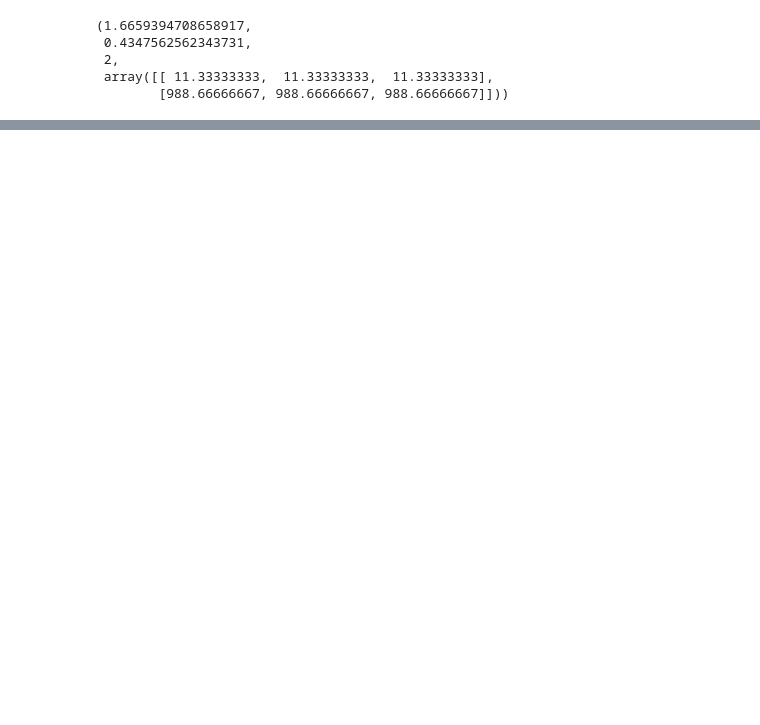
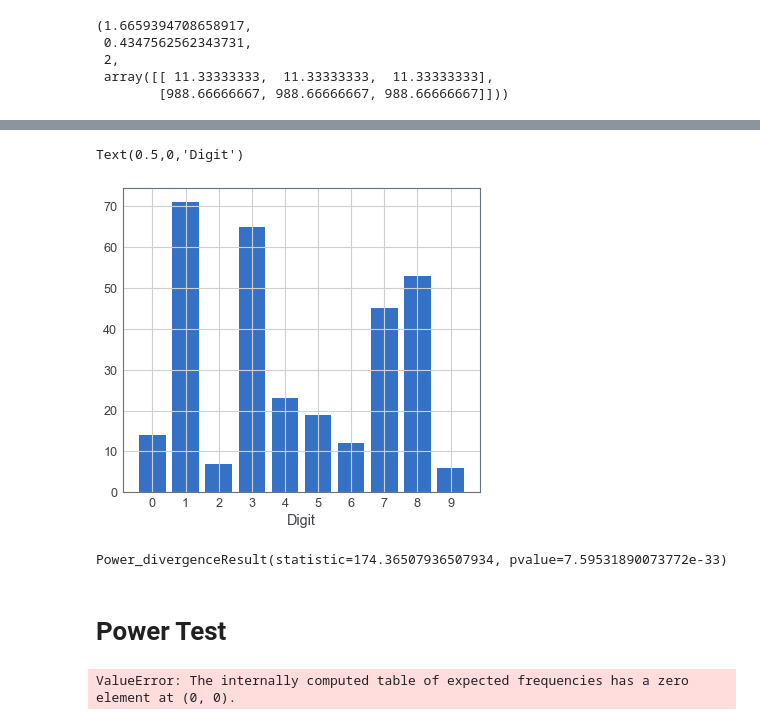
Before and after one commit to MingliangZhou/stat_ds, a Jupyter notebook: code/ch_3.ipynb, the cells around one changed output, grey strips where cells are left out. Cells and saved outputs as stored; diff of their text form; code cells hidden in the pictures; blank space fills up the shorter version.

```diff
--- a/code/ch_3.ipynb
+++ b/code/ch_3.ipynb
@@ -325,0 +333,5 @@ stats.chi2_contingency(headline)
+# %%
+df_sci = pd.DataFrame(data={
+    'digit': [14, 71, 7, 65, 23, 19, 12, 45, 53, 6]
+})
+df_sci.head()
@@ -325,0 +345,18 @@ stats.chi2_contingency(headline)
+# %%
+plt.bar(range(len(df_sci.values.ravel())), df_sci.values.ravel())
+plt.xticks(range(10), range(10))
+plt.xlabel("Digit")
+# %% [output]
+Text(0.5,0,'Digit')
+[figure, added]
+# %%
+stats.chisquare(df_sci.values.ravel(), [31.5]*10)
+# %% [output]
+Power_divergenceResult(statistic=174.36507936507934, pvalue=7.59531890073772e-33)
+# %% [markdown]
+# Power Test
+# %%
+mat1 = [[0, 0],[300, 300]]
+stats.chi2_contingency(mat1)
+# %% [output]
+ValueError: The internally computed table of expected frequencies has a zero element at (0, 0).
```
Also changed, not shown: parts of 19 cells of this notebook.
